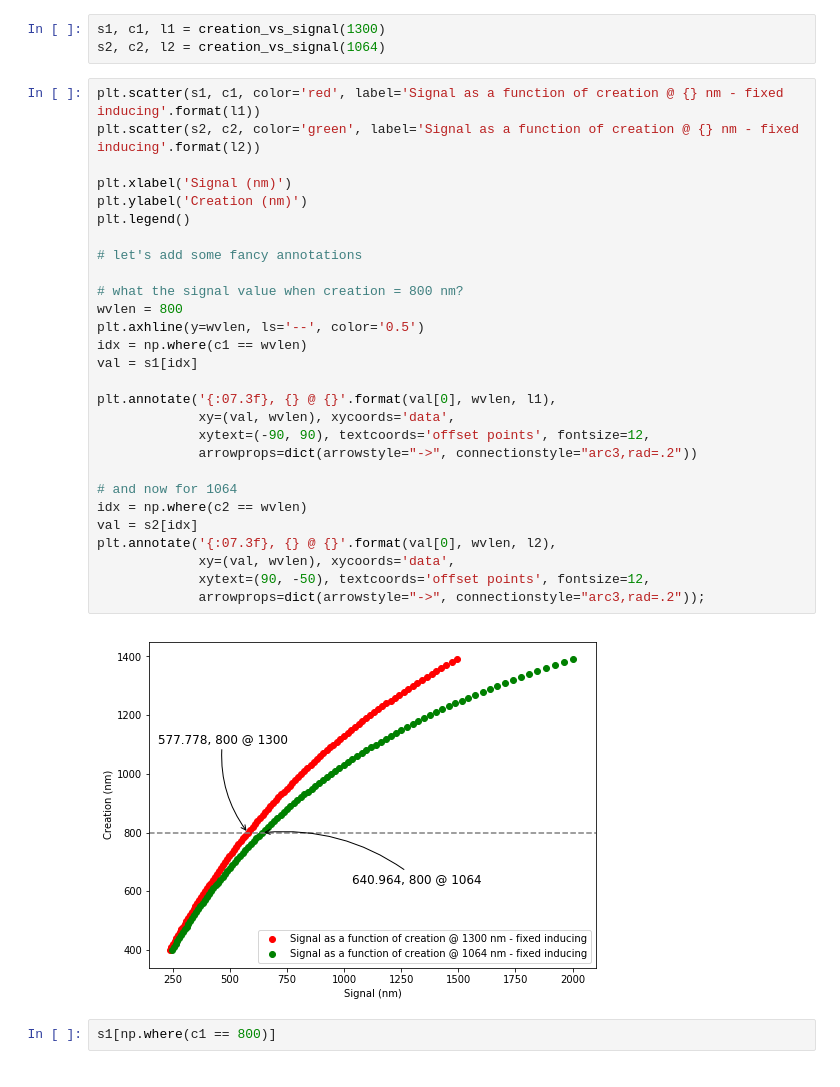
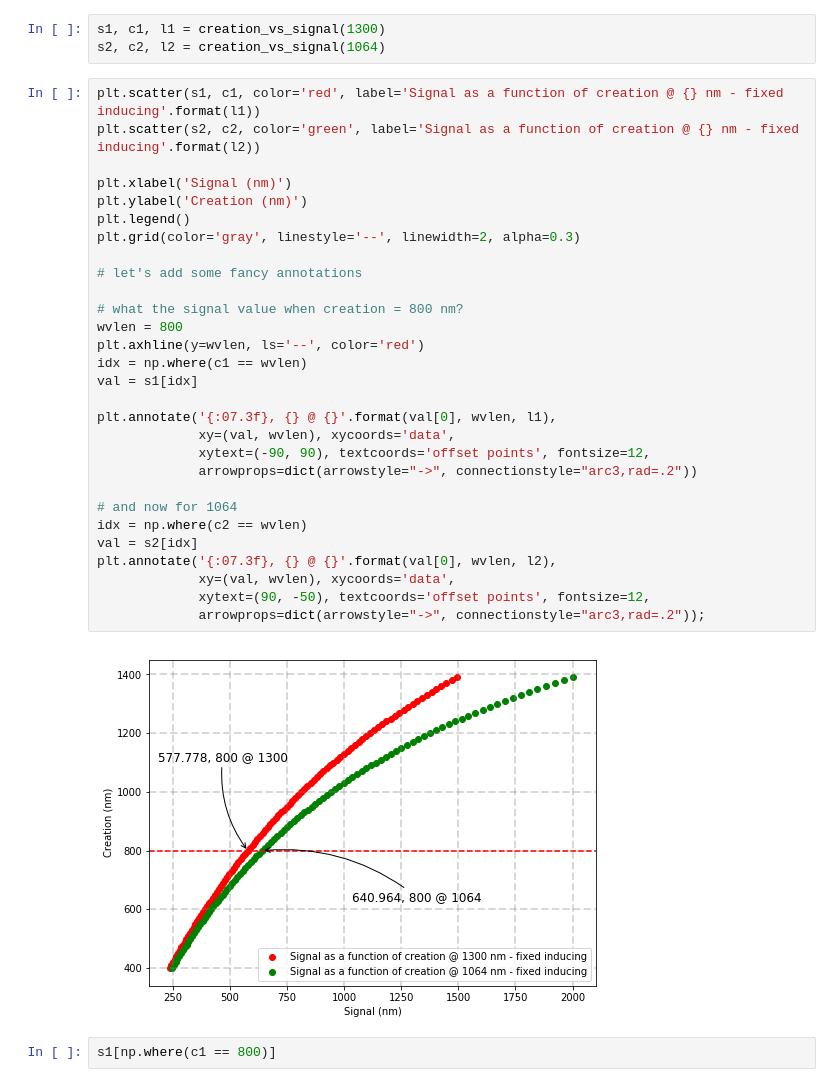
Before and after one commit to berceanu/ra5, a Jupyter notebook: DM_parameter_sweep.ipynb, the cells around one changed output. Drawn from its saved outputs; the diff is of its cells as text.

Commit message:
nicer grid

```diff
--- a/DM_parameter_sweep.ipynb
+++ b/DM_parameter_sweep.ipynb
@@ -124,33 +124,34 @@ s2, c2, l2 = creation_vs_signal(1064)
 # %%
 plt.scatter(s1, c1, color='red', label='Signal as a function of creation @ {} nm - fixed inducing'.format(l1))
 plt.scatter(s2, c2, color='green', label='Signal as a function of creation @ {} nm - fixed inducing'.format(l2))
 
 plt.xlabel('Signal (nm)')
 plt.ylabel('Creation (nm)')
 plt.legend()
+plt.grid(color='gray', linestyle='--', linewidth=2, alpha=0.3)
 
 # let's add some fancy annotations
 
 # what the signal value when creation = 800 nm?
 wvlen = 800
-plt.axhline(y=wvlen, ls='--', color='0.5')
+plt.axhline(y=wvlen, ls='--', color='red')
 idx = np.where(c1 == wvlen)
 val = s1[idx]
 
 plt.annotate('{:07.3f}, {} @ {}'.format(val[0], wvlen, l1),
              xy=(val, wvlen), xycoords='data',
              xytext=(-90, 90), textcoords='offset points', fontsize=12,
              arrowprops=dict(arrowstyle="->", connectionstyle="arc3,rad=.2"))
 
 # and now for 1064
 idx = np.where(c2 == wvlen)
 val = s2[idx]
 plt.annotate('{:07.3f}, {} @ {}'.format(val[0], wvlen, l2),
              xy=(val, wvlen), xycoords='data',
              xytext=(90, -50), textcoords='offset points', fontsize=12,
              arrowprops=dict(arrowstyle="->", connectionstyle="arc3,rad=.2"));
 # %% [output]
-[figure, old version]
+[figure, new version]
 # %%
 s1[np.where(c1 == 800)]
 # %% [output]
```
